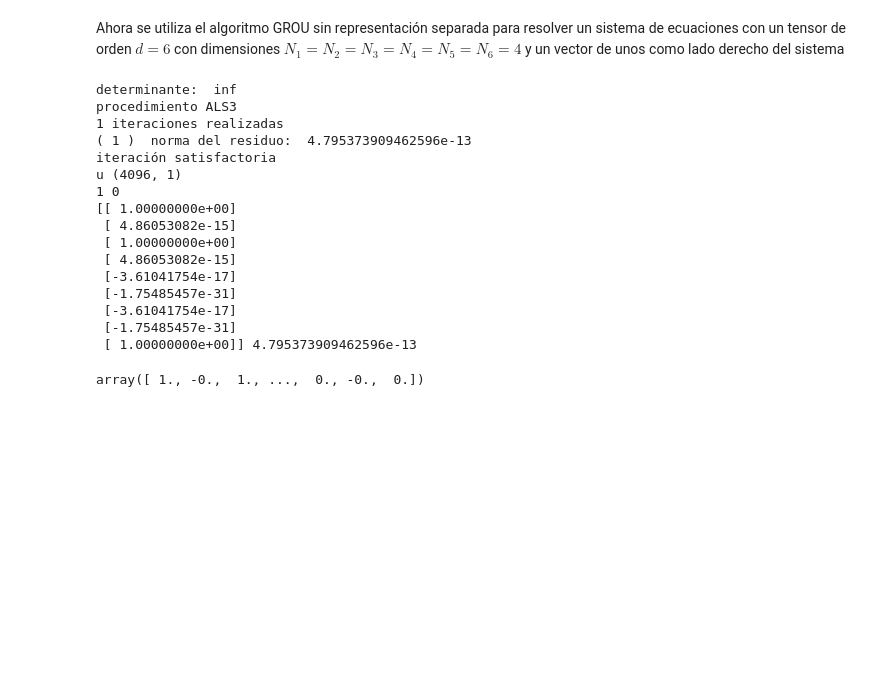
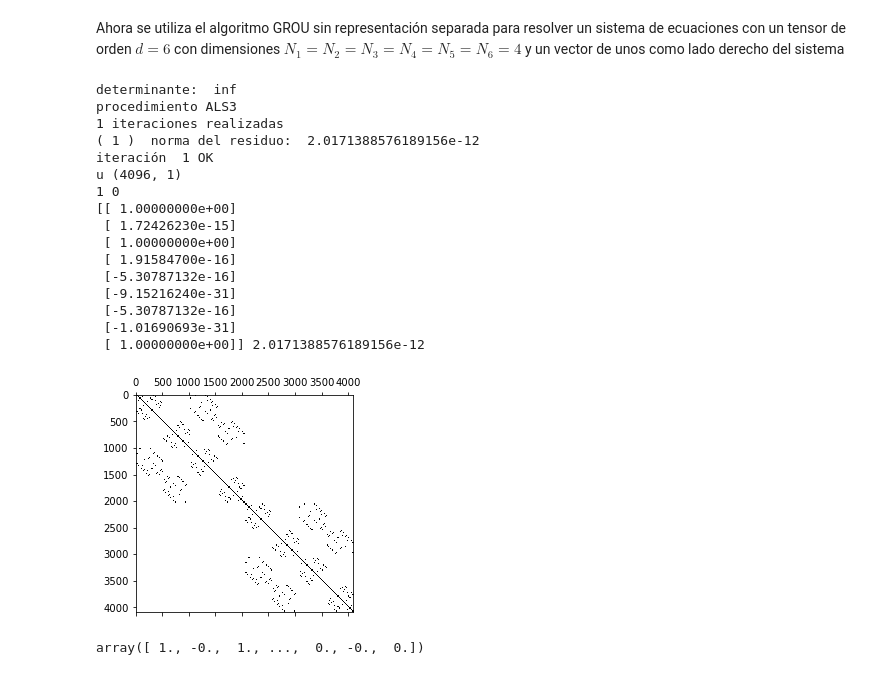
Before and after one commit to Carlos1388/groua, a Jupyter notebook: Greedy_Rank_One_Update.ipynb, the cells around one changed output. Drawn from its saved outputs; the diff is of its cells as text; code cells hidden in the pictures; blank space fills up the shorter version.

```diff
--- a/Greedy_Rank_One_Update.ipynb
+++ b/Greedy_Rank_One_Update.ipynb
@@ -425,43 +939,44 @@ N = [4,4,4,4,4,4]
 # *****      definimos A     *****
 A_1 = kronecker_product(np.eye(2),np.array([[1,1],[1,-1]]))
 A = kronecker_product_l([A_1,A_1,A_1,A_1,A_1,A_1])
 
-
+plt.spy(A)
 
 print('determinante: ', np.linalg.det(A))
 # ----------------------------------------------------------------------------------------------------------------------
 # *****      definimos f    *****
 f = 1*np.ones(np.prod(N))
 
 # # # ----------------------------------------------------------------------------------------------------------------------
 # # # *****     definimos los parámetros del problema     *****
 itera_max = 100
 tol = 2.22E-16
 rank_max = 1000
 e = 1.0E-8
 
 # ----------------------------------------------------------------------------------------------------------------------
 # *****     resolvemos el problema     *****
 
 result = GROU(f, A, e, tol, rank_max, itera_max, N=[4,4,4,4,4,4], inner_procedure=ALS3)
 print(result[0][:9],result[1])
 # %% [output]
 determinante:  inf
 procedimiento ALS3
 1 iteraciones realizadas
-( 1 )  norma del residuo:  4.795373909462596e-13
-iteración satisfactoria
+( 1 )  norma del residuo:  2.0171388576189156e-12
+iteración  1 OK
 u (4096, 1)
 1 0
 [[ 1.00000000e+00]
- [ 4.86053082e-15]
+ [ 1.72426230e-15]
  [ 1.00000000e+00]
- [ 4.86053082e-15]
- [-3.61041754e-17]
- [-1.75485457e-31]
- [-3.61041754e-17]
- [-1.75485457e-31]
- [ 1.00000000e+00]] 4.795373909462596e-13
+ [ 1.91584700e-16]
+ [-5.30787132e-16]
+ [-9.15216240e-31]
+ [-5.30787132e-16]
+ [-1.01690693e-31]
+ [ 1.00000000e+00]] 2.0171388576189156e-12
+[figure, added]
 # %%
 np.linalg.solve(A,f)
 # %% [output]
```
Also changed, not shown: parts of 8 cells of this notebook.
